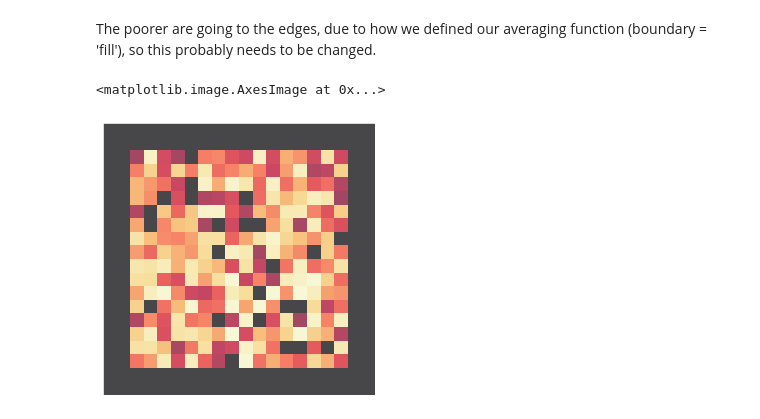
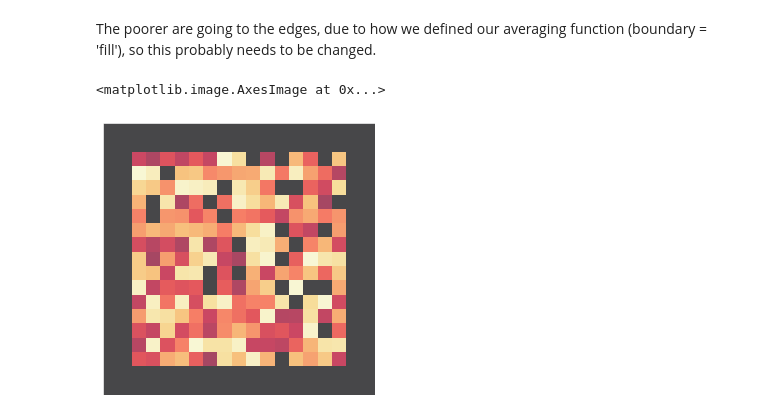
Before and after one commit to Joseph38512/industrial-maths-project-2, a Jupyter notebook: Housing_1-2.ipynb, the cells around one changed output. Cells and saved outputs as stored; diff of their text form; code cells hidden in the pictures.

```diff
--- a/Housing_1-2.ipynb
+++ b/Housing_1-2.ipynb
@@ -57,13 +57,13 @@ class grid_houses(Cell2D):
         calculates the of the values of neighbors' house values, where the radius is defined by the kernel matrix. Note - boundary = fill automatically 'pads' the matrix with zeros on the boundary, which leads to lower averages there, so lower house prices near the boundary. We should look into a wrap boundary or possibly filling with a different value, eg average house price.
         :return: array of the averages
         '''
-        total = signal.convolve2d(self.values, self.kernel, boundary='wrap', mode='same')
-
+        total = signal.convolve2d(self.values[2:-2,2:-2], self.kernel, boundary='wrap', mode='same')
         # adding the number of total grid points
-        number = signal.convolve2d(self.array, self.kernel, boundary='wrap', mode='same')
+        number = signal.convolve2d(self.array[2:-2,2:-2], self.kernel, boundary='wrap', mode='same')
 
         # finding the average
-        average = np.divide(total,number)
+        average = np.zeros_like(self.array, dtype = float)
+        average[2:-2,2:-2] += np.divide(total,number)
 
         # resetting the values to zero for squares that don't have a house
         output = np.multiply(self.array,average)
@@ -98,20 +98,19 @@ class grid_agents(Cell2D):
         """Initializes the attributes.
         """
         super().__init__(n)
-        self.affluences = np.random.rand(n,n)
+        #self.affluences = np.random.rand(n,n)
         self.prob_emp = prob_empty    # probability of empty cells occurring
         # self.prob_rich = (1 - self.prob_emp)/3
         # self.prob_middle= (1 - self.prob_emp)/3
         # self.prob_poor = (1 - self.prob_emp)/3
         self.size = n
-
         # limiting this to just two, the zeros here give us empty houses, but I'm not sure this is really necessary since we just swap people's houses anyway.
-        # choices = np.array([0, 1], dtype = np.int8)
-        # probs = [self.prob_emp, 1 -self.prob_emp]
-
         # use the numpy routine choice to select the different cells with probability
-        # self.array = np.random.choice(choices, (n, n), p = probs)
+        #self.array = np.random.choice(choices, (n, n), p = probs)
         # self.array = np.multiply(self.array,grid_houses.array)
+        choices = np.array([0.1,.5,1])
+        probs = [1/3, 1/3, 1/3]
+        self.affluences = np.random.choice(choices, (n, n), p = probs)
         self.affluences = np.multiply(self.affluences,grid_houses.array)
 
     def draw(self):
@@ -162,8 +161,12 @@ class grid_agents(Cell2D):
                     for j2 in range(self.array.shape[0]):
                         if j1 != j2 or i1 != i2:
                             if grid_houses.array[i1][j1] != 0 and grid_houses.array[i2][j2] != 0:
+                                # print("House 1: ",grid_houses.values[i1][j1])
+                                # print("House 2: ",grid_houses.values[i2][j2])
                                 t1 = (grid_houses.values[i1][j1]- self.affluences[i1][j1])**2 + (grid_houses.values[i2][j2]- self.affluences[i2][j2])**2
                                 t2 = (grid_houses.values[i1][j1]- self.affluences[i2][j2])**2 + (grid_houses.values[i2][j2]- self.affluences[i1][j1])**2
+                                print("t1 =",t1)
+                                print("t2 =",t2)
                                 if t1 > t2:
                                     return True
         return False
@@ -206,11 +208,11 @@ grid_agents1.draw_affluences()
 # %% [markdown]
 The poorer are going to the edges, due to how we defined our averaging function (boundary = 'fill'), so this probably needs to be changed.
 # %%
-grid_houses1 = grid_houses(20,.1, kernel)
-grid_agents1 = grid_agents(20, 0.1, grid_houses1)
+grid_houses1 = grid_houses(19,.1, kernel)
+grid_agents1 = grid_agents(19, 0.1, grid_houses1)
 grid_houses1.draw_values()
 # %% [output]
 <matplotlib.image.AxesImage at 0x...>
-[figure, old version]
+[figure, new version]
 # %%
 swap_exists = grid_agents1.swap_exists(grid_houses1)
```
Also changed, not shown: parts of 10 cells of this notebook.
